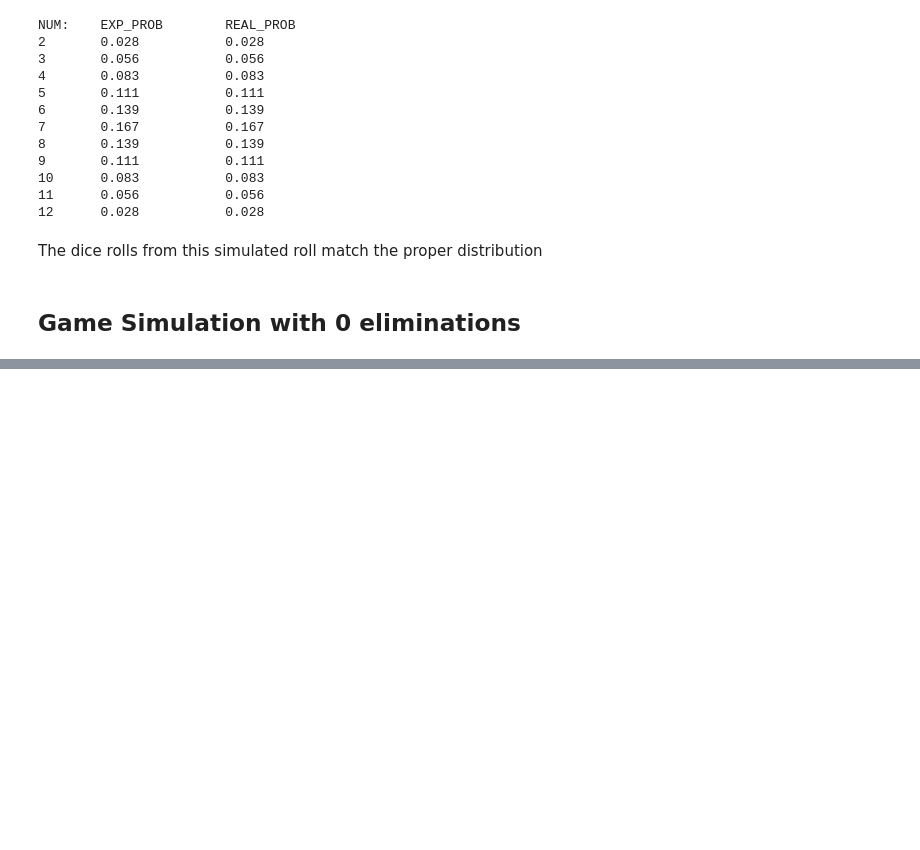
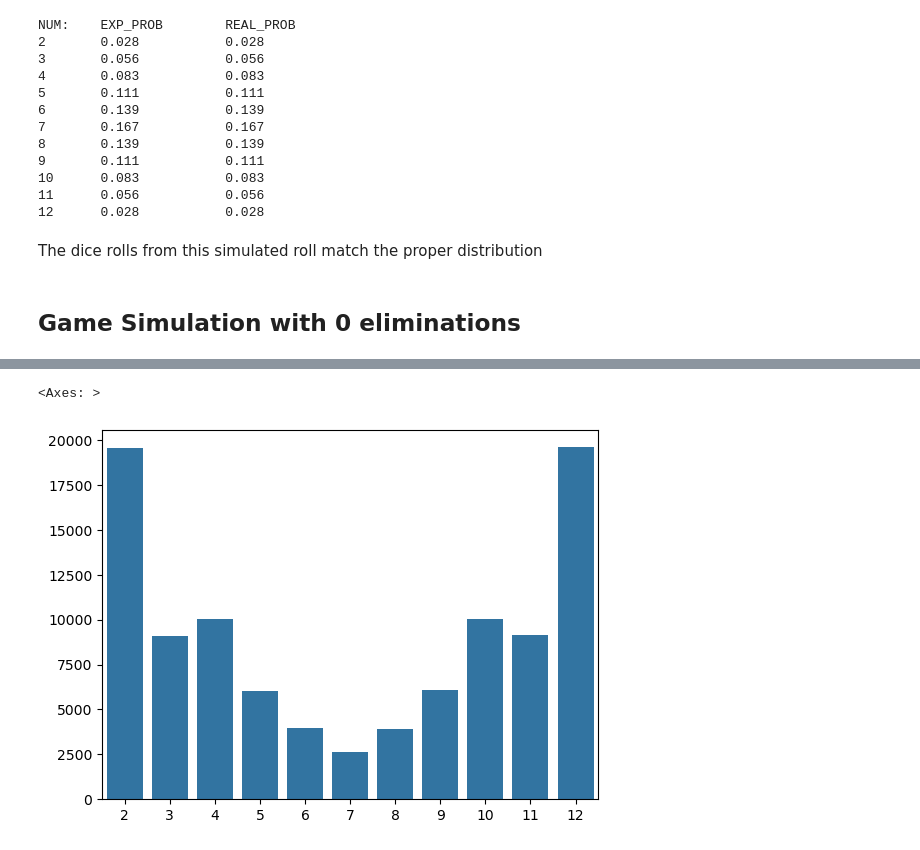
Before and after one commit to botto8502/horse_game_analysis, a Jupyter notebook: main.ipynb, the cells around one changed output, grey strips where cells are left out. Cells and saved outputs as stored; diff of their text form; code cells hidden in the pictures; blank space fills up the shorter version.

```diff
--- a/main.ipynb
+++ b/main.ipynb
@@ -110,0 +117,20 @@ for i in range(N):
+# %%
+N = 100000
+BOARD = [3, 6, 8, 11, 14, 17, 14, 11, 8, 6, 3]
+NUM_ELIM = 1
+
+winner_sum = np.zeros(11)
+rolls_sum = np.zeros(11)
+elim_sum = np.zeros(11)
+
+for i in range(N):
+    winner, rolls, elim = game(BOARD, NUM_ELIM)
+    winner_sum[winner-2] += 1
+    rolls_sum += rolls
+    for val in elim:
+        elim_sum[val - 2] += 1
+# %%
+sn.barplot(x = range(2, 13), y = winner_sum)
+# %% [output]
+<Axes: >
+[figure, added]
```
Also changed, not shown: parts of 5 cells of this notebook.
